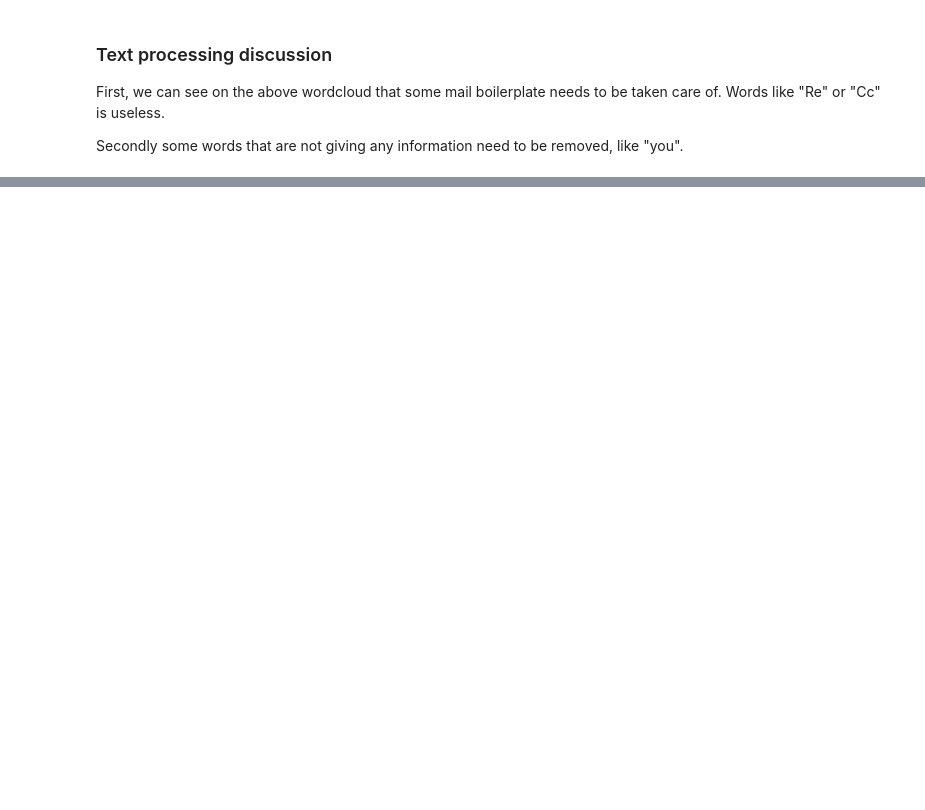
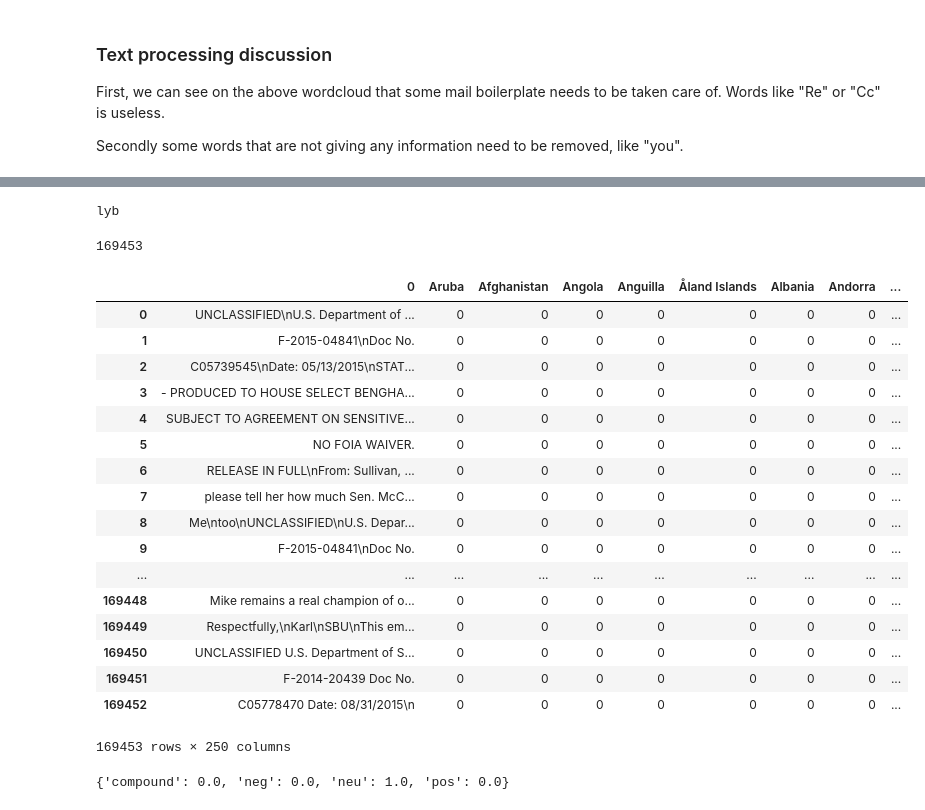
Before and after one commit to mgoretti/ada, a Jupyter notebook: 05 - Taming Text/Text Taming on Hillary Clinton email.ipynb, the cells around one changed output, grey strips where cells are left out. Saved outputs shown, nothing was run; the diff lists cells and outputs as text; code cells hidden in the pictures; blank space fills up the shorter version.

```diff
--- a/05 - Taming Text/Text Taming on Hillary Clinton email.ipynb
+++ b/05 - Taming Text/Text Taming on Hillary Clinton email.ipynb
@@ -85,0 +110,4 @@ plt.show()
+# %%
+df_raw = df[['RawText']].dropna()
+
+text = df_raw.sum().iloc[0]
@@ -85,0 +121,47 @@ plt.show()
+# %%
+# get all sentences
+all_sentences = sent_tokenize(text)
+
+#Stemming isn't useful to get country names for example:
+print(st.stem('Lybian') )
+#lyb is not on pycountry
+# %% [output]
+lyb
+# %%
+len(all_sentences)
+# %% [output]
+169453
+# %%
+#build DF out of sentences and countries
+df2 = pd.DataFrame(all_sentences)
+countries = [c.name for c in pycountry.countries.objects]
+
+for c in countries:
+    df2[c] = 0
+
+df2
+# %% [output]
+|  | 0 | Aruba | Afghanistan | Angola | Anguilla | Åland Islands | Albania | Andorra | ... |
+| 0 | UNCLASSIFIED\nU.S. Department of ... | 0 | 0 | 0 | 0 | 0 | 0 | 0 | ... |
+| 1 | F-2015-04841\nDoc No. | 0 | 0 | 0 | 0 | 0 | 0 | 0 | ... |
+| 2 | C05739545\nDate: 05/13/2015\nSTAT... | 0 | 0 | 0 | 0 | 0 | 0 | 0 | ... |
+| 3 | - PRODUCED TO HOUSE SELECT BENGHA... | 0 | 0 | 0 | 0 | 0 | 0 | 0 | ... |
+| 4 | SUBJECT TO AGREEMENT ON SENSITIVE... | 0 | 0 | 0 | 0 | 0 | 0 | 0 | ... |
+| 5 | NO FOIA WAIVER. | 0 | 0 | 0 | 0 | 0 | 0 | 0 | ... |
+| 6 | RELEASE IN FULL\nFrom: Sullivan, ... | 0 | 0 | 0 | 0 | 0 | 0 | 0 | ... |
+| 7 | please tell her how much Sen. McC... | 0 | 0 | 0 | 0 | 0 | 0 | 0 | ... |
+| 8 | Me\ntoo\nUNCLASSIFIED\nU.S. Depar... | 0 | 0 | 0 | 0 | 0 | 0 | 0 | ... |
+| 9 | F-2015-04841\nDoc No. | 0 | 0 | 0 | 0 | 0 | 0 | 0 | ... |
+| ... | ... | ... | ... | ... | ... | ... | ... | ... | ... |
+| 169448 | Mike remains a real champion of o... | 0 | 0 | 0 | 0 | 0 | 0 | 0 | ... |
+| 169449 | Respectfully,\nKarl\nSBU\nThis em... | 0 | 0 | 0 | 0 | 0 | 0 | 0 | ... |
+| 169450 | UNCLASSIFIED U.S. Department of S... | 0 | 0 | 0 | 0 | 0 | 0 | 0 | ... |
+| 169451 | F-2014-20439 Doc No. | 0 | 0 | 0 | 0 | 0 | 0 | 0 | ... |
+| 169452 | C05778470 Date: 08/31/2015\n | 0 | 0 | 0 | 0 | 0 | 0 | 0 | ... |
+169453 rows × 250 columns
+# %%
+#Test
+analyzer = SentimentIntensityAnalyzer()
+analyzer.polarity_scores("Where is Brian?")
+# %% [output]
+{'compound': 0.0, 'neg': 0.0, 'neu': 1.0, 'pos': 0.0}
```
Also changed, not shown: parts of 18 cells of this notebook.
